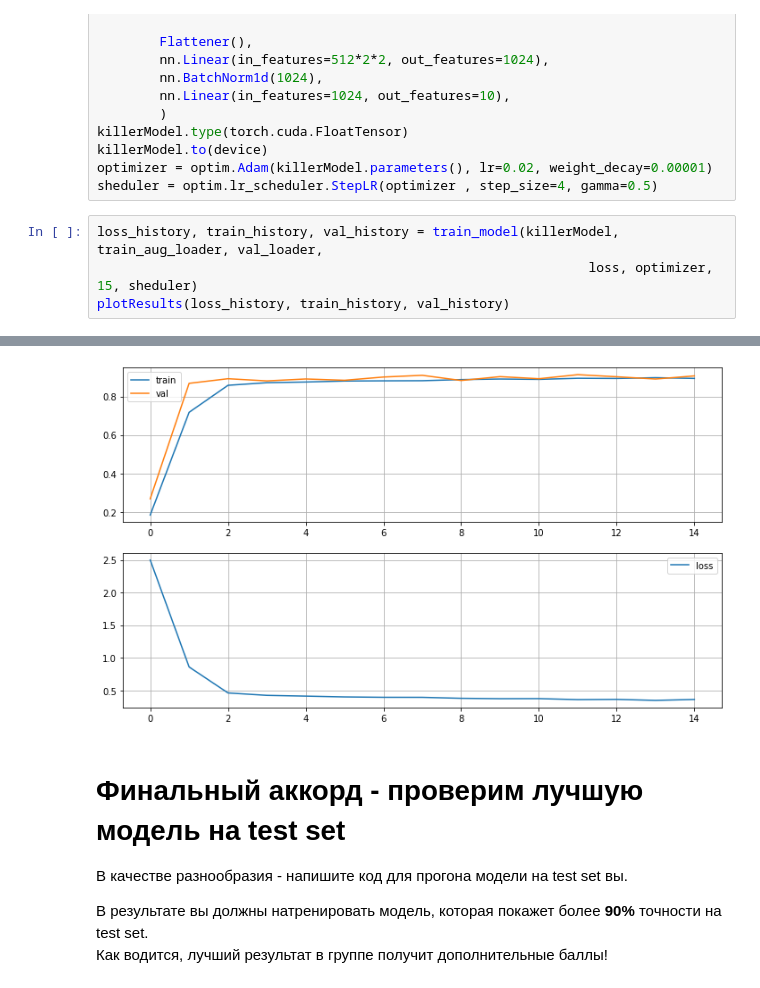
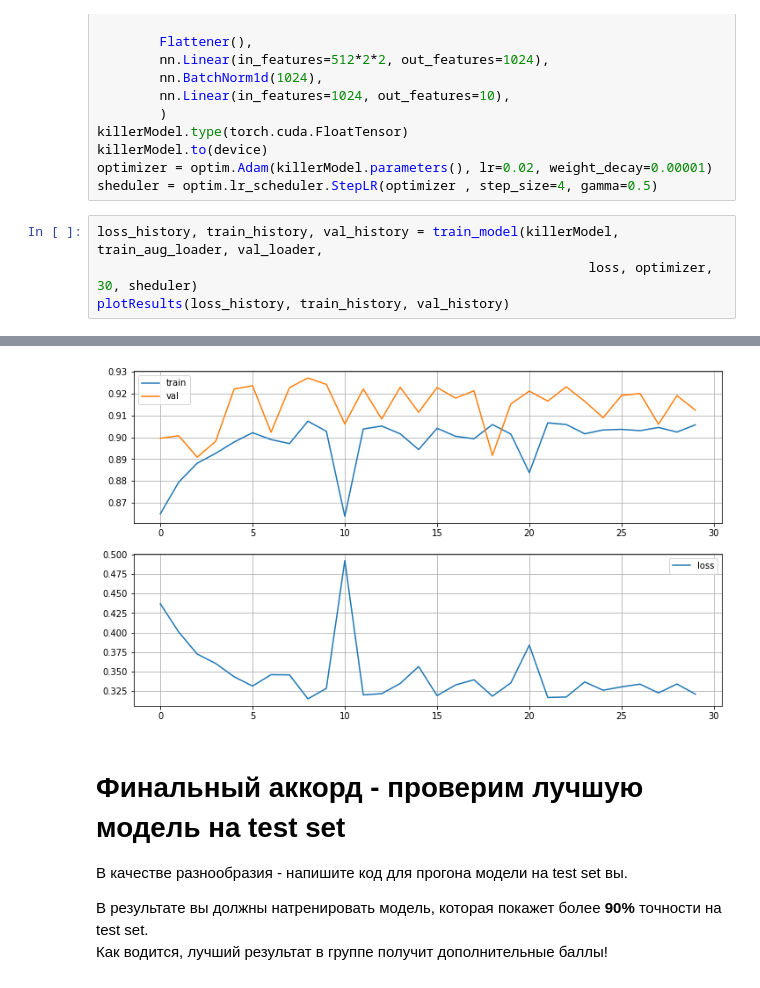
Before and after one commit to Altair200333/DLCourseNSU, a Jupyter notebook: assignment3/PyTorch_CNN.ipynb, the cells around one changed output, grey strips where cells are left out. Cells and saved outputs as stored; diff of their text form.

```diff
--- a/assignment3/PyTorch_CNN.ipynb
+++ b/assignment3/PyTorch_CNN.ipynb
@@ -568,6 +567,6 @@ optimizer = optim.Adam(killerModel.parameters(), lr=0.02, weight_decay=0.00001)
 sheduler = optim.lr_scheduler.StepLR(optimizer , step_size=4, gamma=0.5)
 # %%
 loss_history, train_history, val_history = train_model(killerModel, train_aug_loader, val_loader,
-                                                               loss, optimizer, 15, sheduler)
+                                                               loss, optimizer, 30, sheduler)
 plotResults(loss_history, train_history, val_history)
 # %% [output]
@@ -589,4 +590,4 @@ Average loss: 0.359150, Train accuracy: 0.893680, Val accuracy: 0.906901
-[figure, old version]
+[figure, new version]
 # %% [markdown]
 # Финальный аккорд - проверим лучшую модель на test set
 
```
Also changed, not shown: parts of 5 cells of this notebook.
